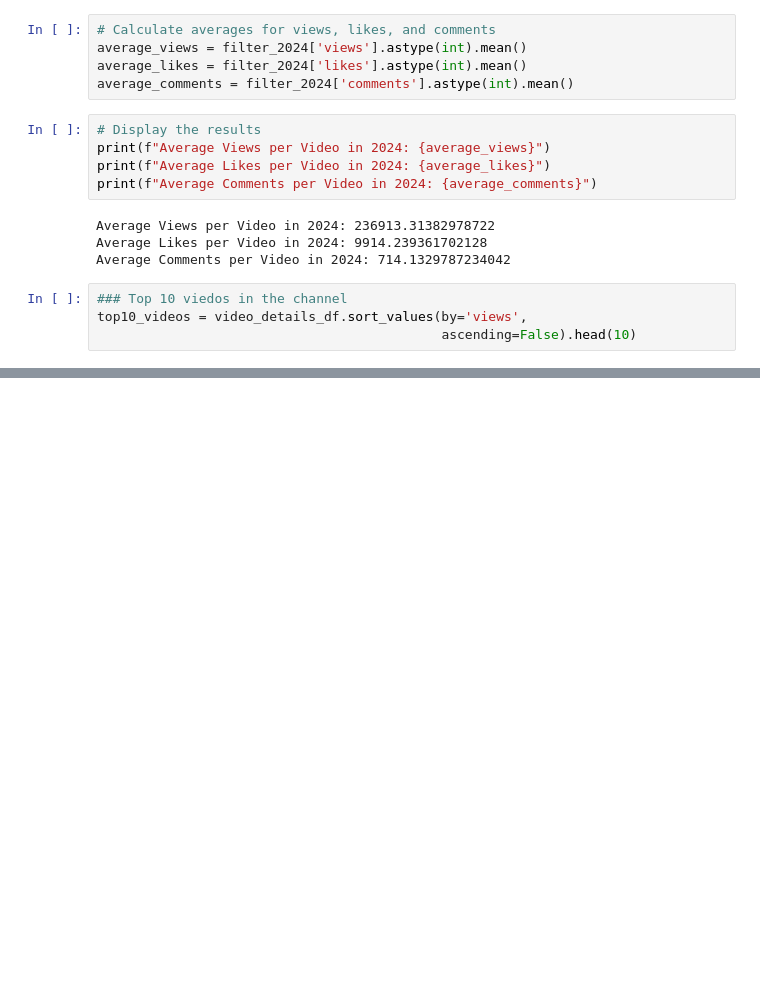
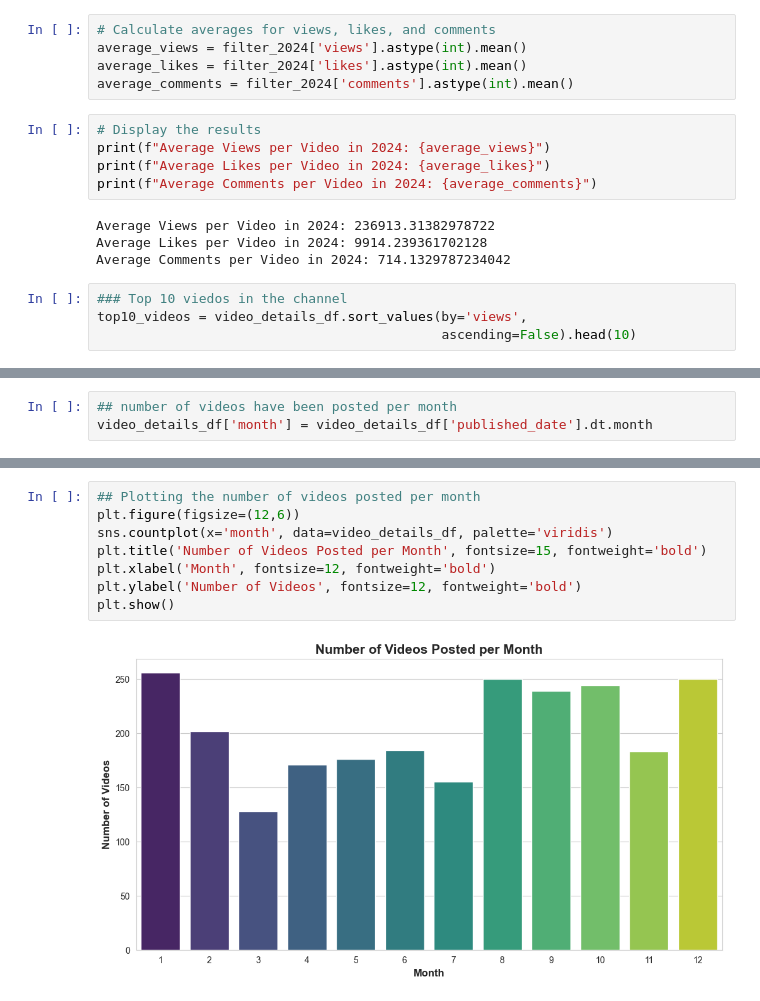
Before and after one commit to SOURAVSHEEL/YouTube_DS, a Jupyter notebook: yt_data.ipynb, the cells around one changed output, grey strips where cells are left out. Drawn from its saved outputs; the diff is of its cells as text; blank space fills up the shorter version.

```diff
--- a/yt_data.ipynb
+++ b/yt_data.ipynb
@@ -451,0 +472,3 @@ plt.show()
+# %%
+## number of videos have been posted per month
+video_details_df['month'] = video_details_df['published_date'].dt.month
@@ -451,0 +493,10 @@ plt.show()
+# %%
+## Plotting the number of videos posted per month
+plt.figure(figsize=(12,6))
+sns.countplot(x='month', data=video_details_df, palette='viridis')
+plt.title('Number of Videos Posted per Month', fontsize=15, fontweight='bold')
+plt.xlabel('Month', fontsize=12, fontweight='bold')
+plt.ylabel('Number of Videos', fontsize=12, fontweight='bold')
+plt.show()
+# %% [output]
+[figure, added]
```
Also changed, not shown: parts of 6 cells of this notebook.
